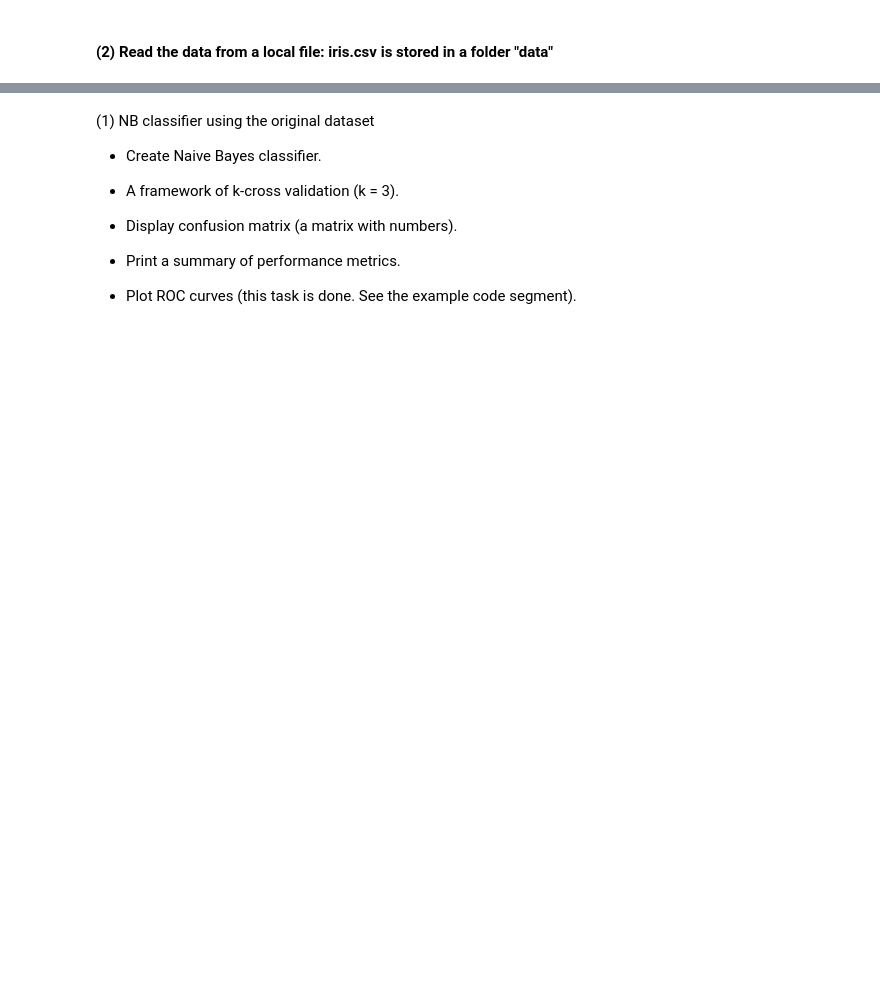
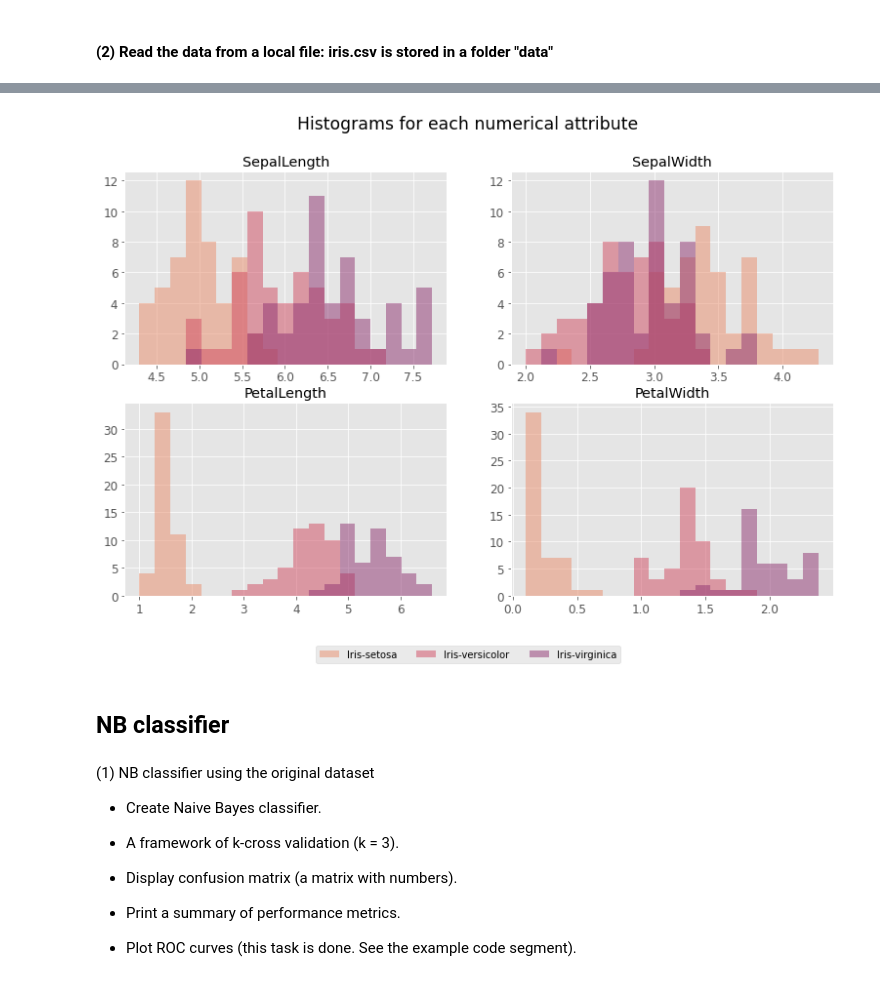
Before and after one commit to miamrodgers/4310-ML, a Jupyter notebook: ME3_NativeBayes/NaiveBayes.ipynb, the cells around one changed output, grey strips where cells are left out. Saved outputs shown, nothing was run; the diff lists cells and outputs as text; code cells hidden in the pictures; blank space fills up the shorter version.

```diff
--- a/ME3_NativeBayes/NaiveBayes.ipynb
+++ b/ME3_NativeBayes/NaiveBayes.ipynb
@@ -389,0 +531,10 @@ print(y.head())
+# %%
+# make a copy of df
+normalized = iris.copy()
+
+# columns we will want to normalize, (we don't want to normalize class and name)
+to_normalize = normalized.columns.drop(['Class','Name'])
+# %%
+# using the default min-max [0,1]
+for col in to_normalize:
+    normalized[col] = (normalized[col]-normalized[col].min()) /(normalized[col].max()-normalized[col].min())
@@ -390,3 +573,25 @@ print(y.head())
+# %%
+fig, axs = plt.subplots(2,2, figsize = (13,8))
+i = 0
+for col in iris.columns.drop(["Class","Name"]):
+    idx = (int(i/2), i%2)
+    min = iris[col].min()
+    max = iris[col].max()
+    diff = max-min
+    binw = [x*diff/20+min for x in range(20)]
+    img = [axs[idx].hist(x=iris[iris['Class'] == i][col], bins=binw, alpha=0.5, histtype='bar', color = colors[i*2])
+     for i in range(3)]
+    axs[idx].set(title = col)
+    # axs[idx].set_xticks([binw[i*4] for i in range(5)])
+    i += 1
+
+fig.legend(labels=[iris[iris['Class'] == i]['Name'].iloc[0] for i in range(3)], ncol=3, loc = 8, fontsize = 'medium', frameon=True, borderaxespad=0.5)
+fig.suptitle('Histograms for each numerical attribute',size='xx-large')
+plt.show()
+# %% [output]
+[figure, added]
+# %% [markdown]
+## NB classifier
 # %% [markdown]
 (1) NB classifier using the original dataset
 
```
Also changed, not shown: parts of 45 cells of this notebook, 1 other file.
